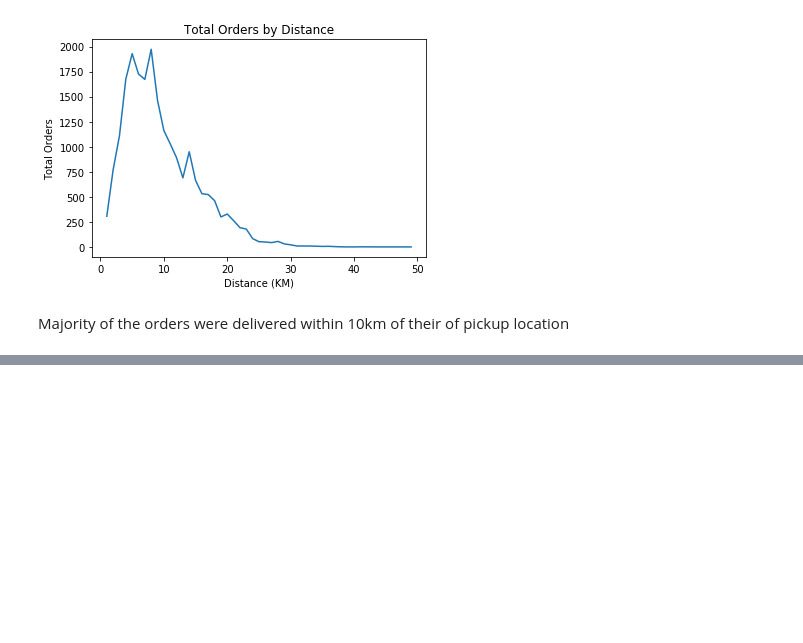
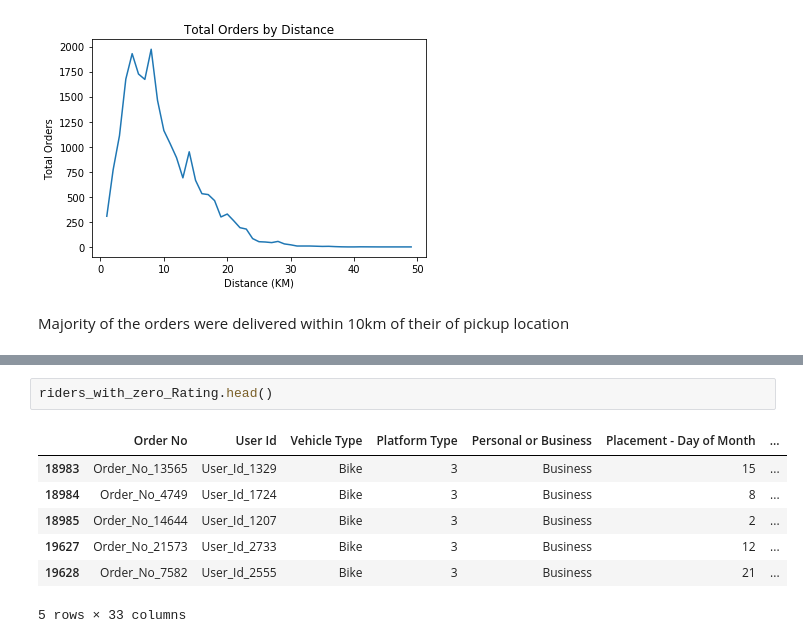
Before and after one commit to wkirui/SendyModel, a Jupyter notebook: Sendy Logistics Model.ipynb, the cells around one changed output, grey strips where cells are left out. Cells and saved outputs as stored; diff of their text form; blank space fills up the shorter version.

```diff
--- a/Sendy Logistics Model.ipynb
+++ b/Sendy Logistics Model.ipynb
@@ -154,0 +167,10 @@ plt?
+# %%
+riders_with_zero_Rating.head()
+# %% [output]
+|  | Order No | User Id | Vehicle Type | Platform Type | Personal or Business | Placement - Day of Month | ... |
+| 18983 | Order_No_13565 | User_Id_1329 | Bike | 3 | Business | 15 | ... |
+| 18984 | Order_No_4749 | User_Id_1724 | Bike | 3 | Business | 8 | ... |
+| 18985 | Order_No_14644 | User_Id_1207 | Bike | 3 | Business | 2 | ... |
+| 19627 | Order_No_21573 | User_Id_2733 | Bike | 3 | Business | 12 | ... |
+| 19628 | Order_No_7582 | User_Id_2555 | Bike | 3 | Business | 21 | ... |
+5 rows × 33 columns
```
Also changed, not shown: parts of 10 cells of this notebook.
